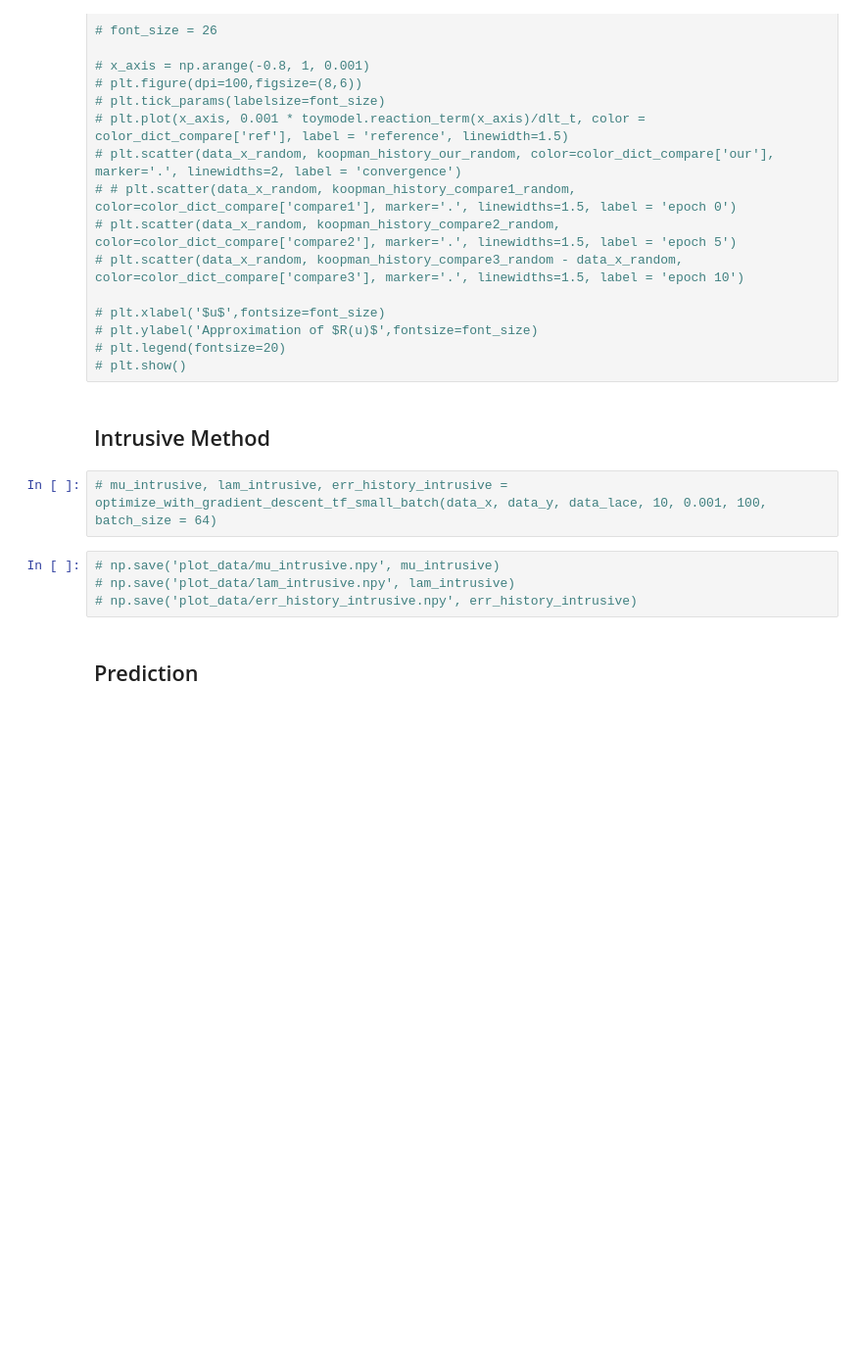
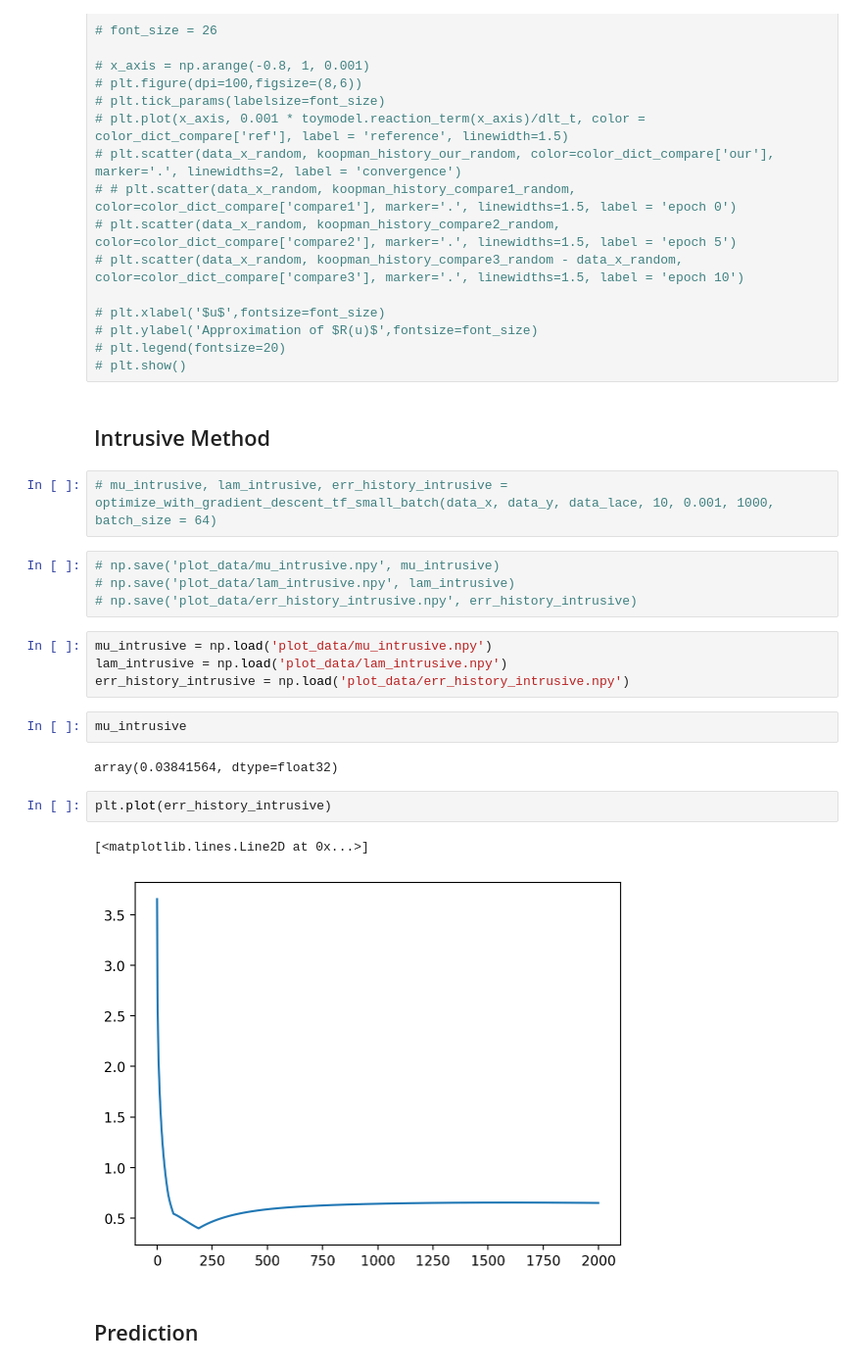
Before and after one commit to Shiqi-Wu/Nonintrusive-model-combination-for-learning-dynamics, a Jupyter notebook: toy-model/reaction-diffusion-equation.ipynb, the cells around one changed output. Shown at 98% size. Cells and saved outputs as stored; diff of their text form; blank space fills up the shorter version.

```diff
--- a/toy-model/reaction-diffusion-equation.ipynb
+++ b/toy-model/reaction-diffusion-equation.ipynb
@@ -123,11 +124,24 @@ plt.show()
 # %% [markdown]
 ## Intrusive Method
 # %%
-# mu_intrusive, lam_intrusive, err_history_intrusive = optimize_with_gradient_descent_tf_small_batch(data_x, data_y, data_lace, 10, 0.001, 100, batch_size = 64)
+# mu_intrusive, lam_intrusive, err_history_intrusive = optimize_with_gradient_descent_tf_small_batch(data_x, data_y, data_lace, 10, 0.001, 1000, batch_size = 64)
+# %%
+# np.save('plot_data/mu_intrusive.npy', mu_intrusive)
+# np.save('plot_data/lam_intrusive.npy', lam_intrusive)
+# np.save('plot_data/err_history_intrusive.npy', err_history_intrusive)
 # %%
-# np.save('plot_data/mu_intrusive.npy', mu_intrusive)
-# np.save('plot_data/lam_intrusive.npy', lam_intrusive)
-# np.save('plot_data/err_history_intrusive.npy', err_history_intrusive)
+mu_intrusive = np.load('plot_data/mu_intrusive.npy')
+lam_intrusive = np.load('plot_data/lam_intrusive.npy')
+err_history_intrusive = np.load('plot_data/err_history_intrusive.npy')
+# %%
+mu_intrusive
+# %% [output]
+array(0.03841564, dtype=float32)
+# %%
+plt.plot(err_history_intrusive)
+# %% [output]
+[<matplotlib.lines.Line2D at 0x...>]
+[figure, added]
 # %% [markdown]
 ## Prediction
 # %%
```
Also changed, not shown: parts of 10 cells of this notebook, 15 other files.
